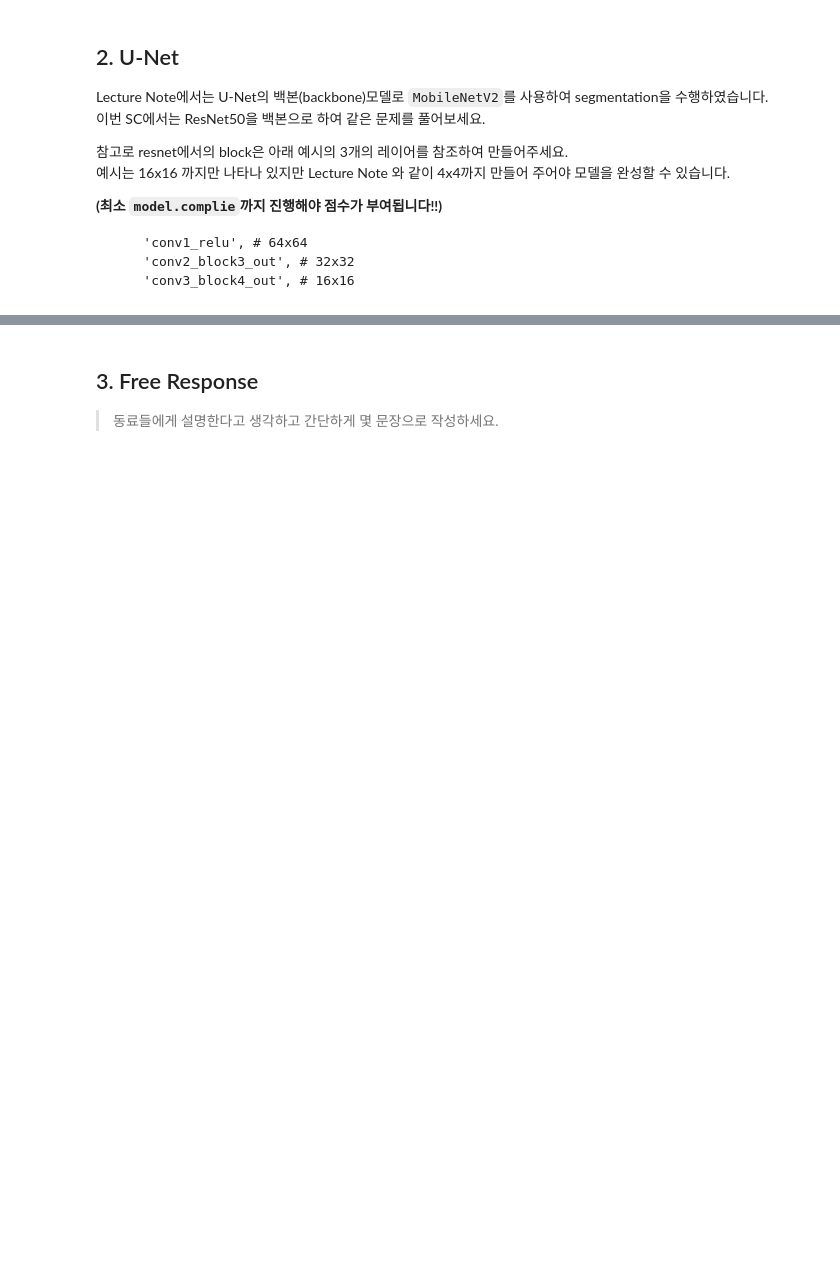
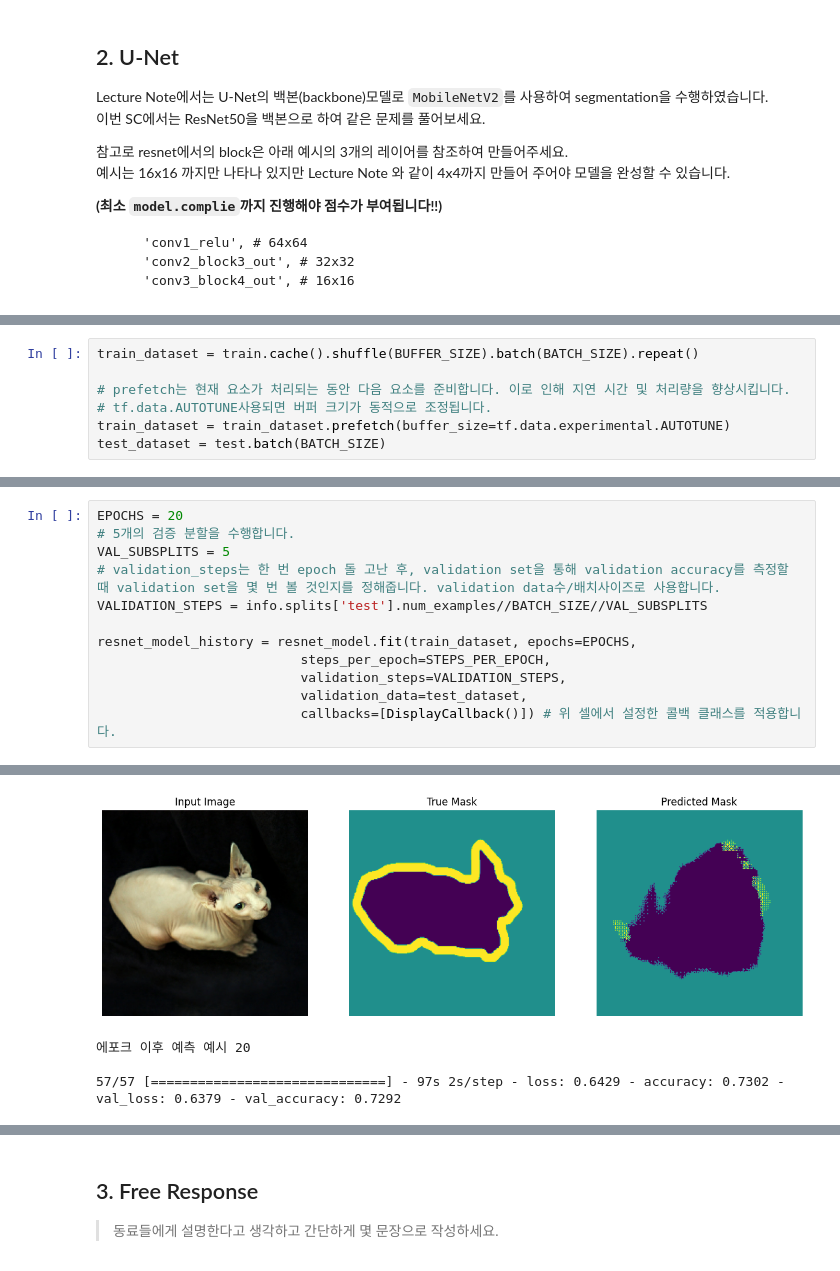
Before and after one commit to Gavintain/first, a Jupyter notebook: ai_sc33x.ipynb, the cells around one changed output, grey strips where cells are left out. Cells and saved outputs as stored; diff of their text form; blank space fills up the shorter version.

```diff
--- a/ai_sc33x.ipynb
+++ b/ai_sc33x.ipynb
@@ -235,0 +339,7 @@ ValueError: ignored
+# %%
+train_dataset = train.cache().shuffle(BUFFER_SIZE).batch(BATCH_SIZE).repeat()
+
+# prefetch는 현재 요소가 처리되는 동안 다음 요소를 준비합니다. 이로 인해 지연 시간 및 처리량을 향상시킵니다.
+# tf.data.AUTOTUNE사용되면 버퍼 크기가 동적으로 조정됩니다.
+train_dataset = train_dataset.prefetch(buffer_size=tf.data.experimental.AUTOTUNE)
+test_dataset = test.batch(BATCH_SIZE)
@@ -235,0 +406,13 @@ ValueError: ignored
+# %%
+EPOCHS = 20
+# 5개의 검증 분할을 수행합니다.
+VAL_SUBSPLITS = 5
+# validation_steps는 한 번 epoch 돌 고난 후, validation set을 통해 validation accuracy를 측정할 때 validation set을 몇 번 볼 것인지를 정해줍니다. validation data수/배치사이즈로 사용합니다.
+VALIDATION_STEPS = info.splits['test'].num_examples//BATCH_SIZE//VAL_SUBSPLITS
+
+resnet_model_history = resnet_model.fit(train_dataset, epochs=EPOCHS,
+                          steps_per_epoch=STEPS_PER_EPOCH,
+                          validation_steps=VALIDATION_STEPS,
+                          validation_data=test_dataset,
+                          callbacks=[DisplayCallback()]) # 위 셀에서 설정한 콜백 클래스를 적용합니다.
+# %% [output]
@@ -235,0 +420,4 @@ ValueError: ignored
+[figure, added]
+에포크 이후 예측 예시 20
+
+57/57 [==============================] - 97s 2s/step - loss: 0.6429 - accuracy: 0.7302 - val_loss: 0.6379 - val_accuracy: 0.7292
```
Also changed, not shown: parts of 18 cells of this notebook.
